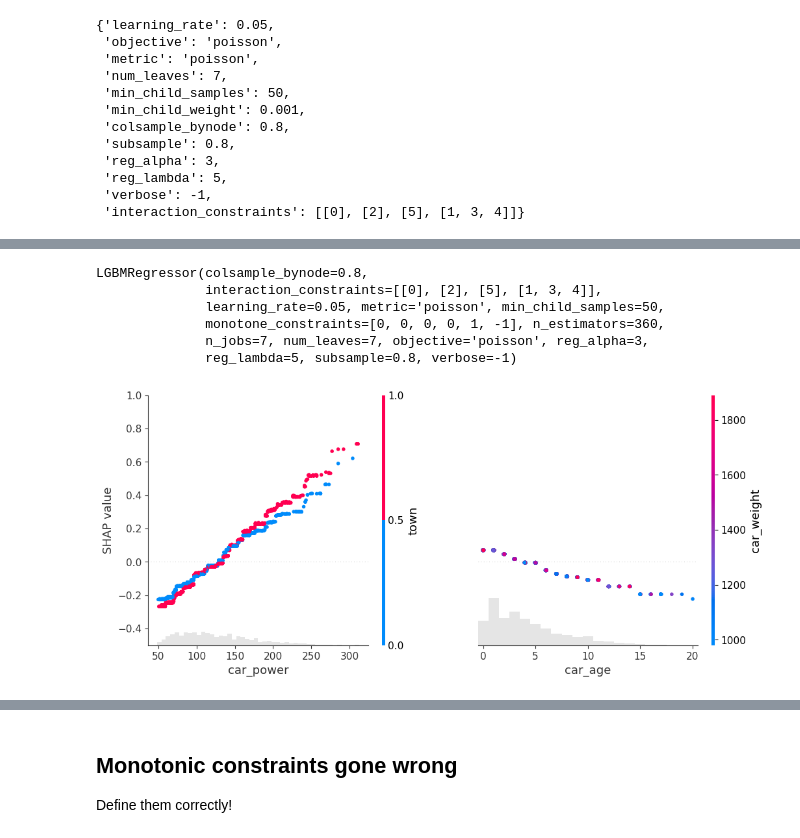
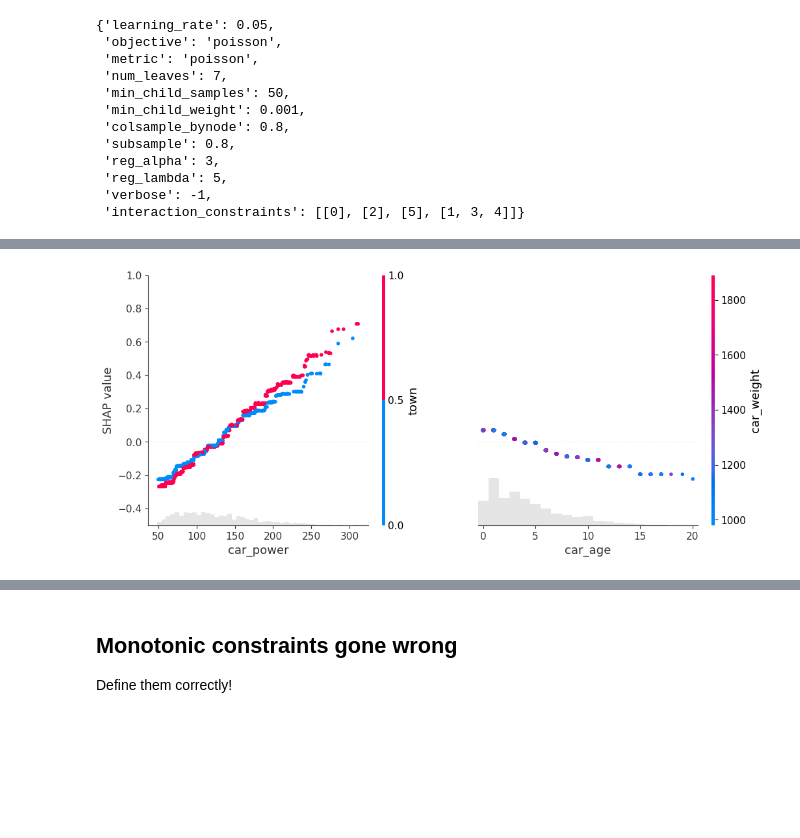
Before and after one commit to samathizer/boosted-trees, a Jupyter notebook: notebook.ipynb, the cells around one changed output, grey strips where cells are left out. Cells and saved outputs as stored; diff of their text form; code cells hidden in the pictures; blank space fills up the shorter version.

```diff
--- a/notebook.ipynb
+++ b/notebook.ipynb
@@ -272,19 +275,13 @@ The ICE plot of `car_power` showed almost monotonic increasing curves. How can w
 # %%
 params_mc = params_ic | {"monotone_constraints": [0, 0, 0, 0, 1, -1]}  # Mind the positions...
 
-model_mc = LGBMRegressor(n_estimators=num_rounds, **params_mc, n_jobs=7)
+model_mc = LGBMRegressor(n_estimators=num_rounds, **params_mc)
 model_mc.fit(X_train, y_train)
+
+# SHAP analysis
+explainer_mc = shap.Explainer(model_mc)
+shap_val_mc = explainer_mc(X_explain)
+
+shap.plots.scatter(shap_val_mc[:, [4, 5]], color=shap_val_mc, ymin=-0.5, ymax=1)
 # %% [output]
-LGBMRegressor(colsample_bynode=0.8,
-              interaction_constraints=[[0], [2], [5], [1, 3, 4]],
-              learning_rate=0.05, metric='poisson', min_child_samples=50,
-              monotone_constraints=[0, 0, 0, 0, 1, -1], n_estimators=360,
-              n_jobs=7, num_leaves=7, objective='poisson', reg_alpha=3,
-              reg_lambda=5, subsample=0.8, verbose=-1)
+[figure, added]
-# %%
-explainer_mc = shap.Explainer(model_mc)
-shap_val_mc = explainer_mc(X_explain)
-
-shap.plots.scatter(shap_val_mc[:, [4, 5]], color=shap_val_mc, ymin=-0.5, ymax=1)
-# %% [output]
-[figure, removed]
```
Also changed, not shown: parts of 35 cells of this notebook.
